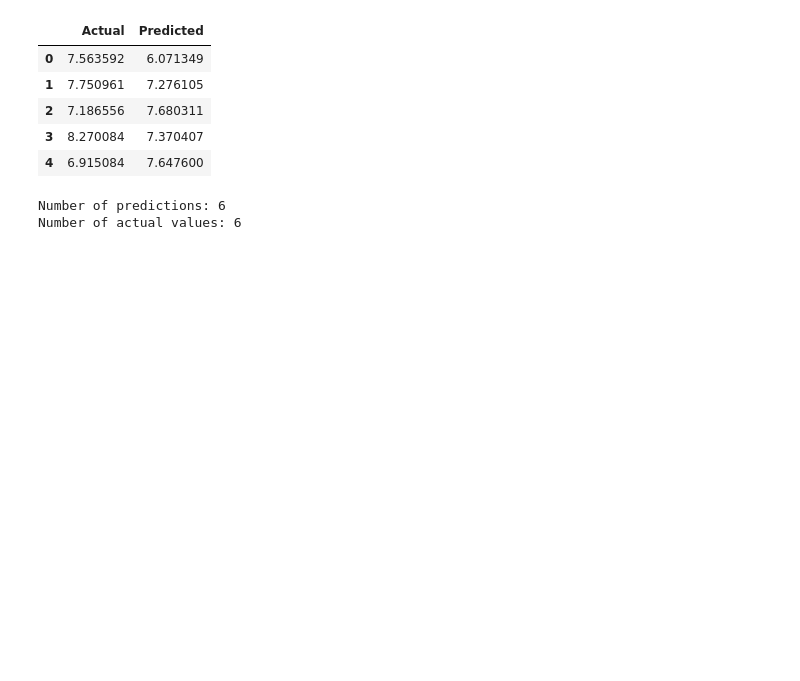
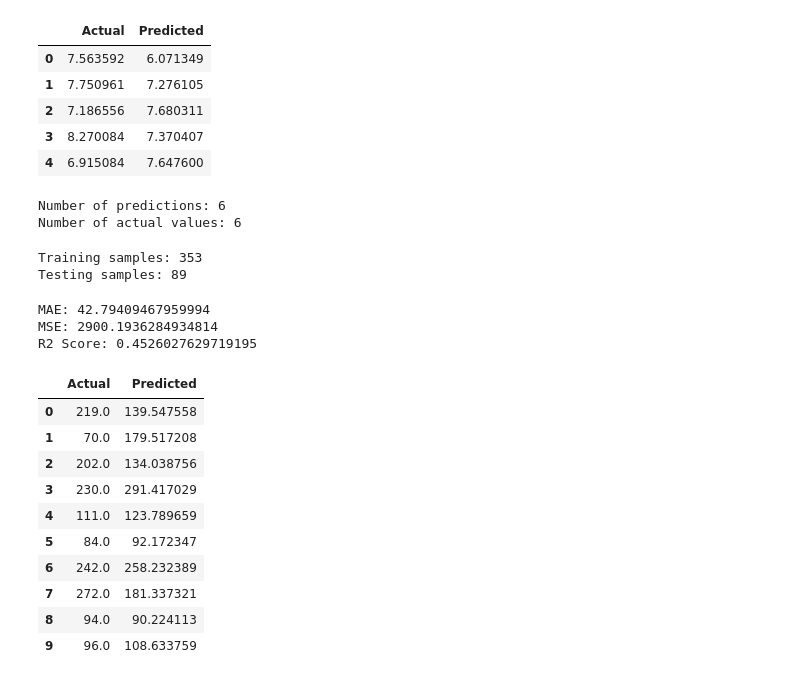
Before and after one commit to trnhwhoan/AI-Training, a Jupyter notebook: first_ml_model.ipynb, the cells around one changed output. Drawn from its saved outputs; the diff is of its cells as text; code cells hidden in the pictures; blank space fills up the shorter version.

```diff
--- a/first_ml_model.ipynb
+++ b/first_ml_model.ipynb
@@ -964,0 +972,67 @@ Number of actual values: 6
+# %%
+# Load and split dataset
+
+diabetes_data = load_diabetes(as_frame=True)
+
+diabetes_X = diabetes_data.data
+diabetes_y = diabetes_data.target
+
+diabetes_X_train, diabetes_X_test, diabetes_y_train, diabetes_y_test = train_test_split(
+    diabetes_X,
+    diabetes_y,
+    test_size=0.2,
+    random_state=42
+)
+
+print("Training samples:", len(diabetes_X_train))
+print("Testing samples:", len(diabetes_X_test))
+# %% [output]
+Training samples: 353
+Testing samples: 89
+# %%
+# Train model
+
+diabetes_model = LinearRegression()
+
+diabetes_model.fit(
+    diabetes_X_train,
+    diabetes_y_train
+)
+
+diabetes_prediction = diabetes_model.predict(diabetes_X_test)
+# %%
+# Calculate evaluation metrics
+from sklearn.metrics import mean_absolute_error, mean_squared_error, r2_score
+
+mae = mean_absolute_error(diabetes_y_test, diabetes_prediction)
+mse = mean_squared_error(diabetes_y_test, diabetes_prediction)
+r2 = r2_score(diabetes_y_test, diabetes_prediction)
+
+print("MAE:", mae)
+print("MSE:", mse)
+print("R2 Score:", r2)
+# %% [output]
+MAE: 42.79409467959994
+MSE: 2900.1936284934814
+R2 Score: 0.4526027629719195
+# %%
+# Compare Actual vs Predicted
+
+evaluation_result = pd.DataFrame({
+    "Actual": diabetes_y_test.to_numpy(),
+    "Predicted": diabetes_prediction
+})
+
+display(evaluation_result.head(10))
+# %% [output]
+|  | Actual | Predicted |
+| 0 | 219.0 | 139.547558 |
+| 1 | 70.0 | 179.517208 |
+| 2 | 202.0 | 134.038756 |
+| 3 | 230.0 | 291.417029 |
+| 4 | 111.0 | 123.789659 |
+| 5 | 84.0 | 92.172347 |
+| 6 | 242.0 | 258.232389 |
+| 7 | 272.0 | 181.337321 |
+| 8 | 94.0 | 90.224113 |
+| 9 | 96.0 | 108.633759 |
```
Also changed, not shown: parts of 1 cell of this notebook.
